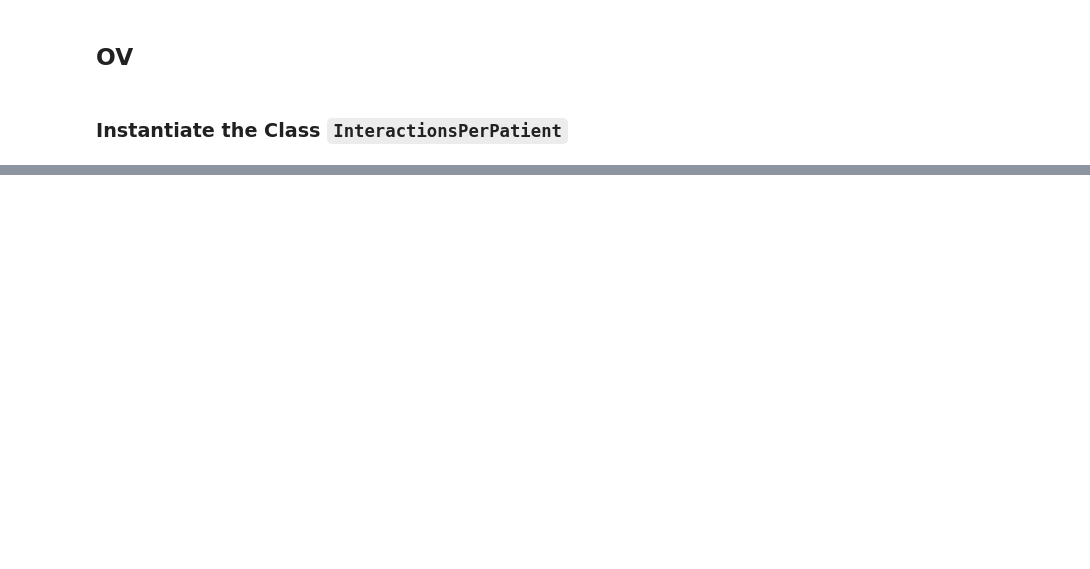
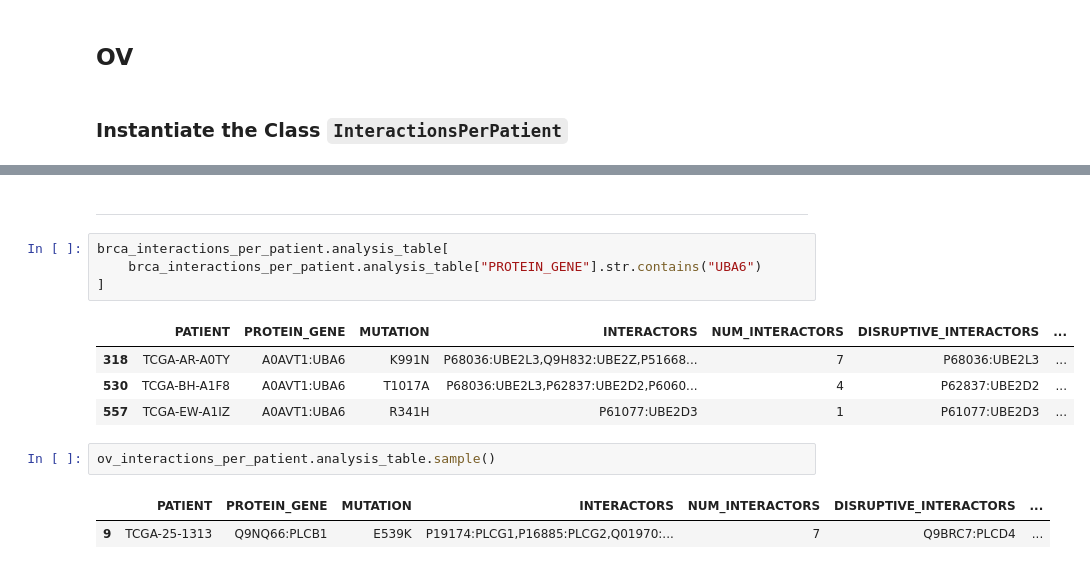
Before and after one commit to ibrahimberb/Predicting-Mutation-Effects, a Jupyter notebook: src/dev/disruptive_interactions_per_patient.ipynb, the cells around one changed output, grey strips where cells are left out. Cells and saved outputs as stored; diff of their text form; blank space fills up the shorter version.

```diff
--- a/src/dev/disruptive_interactions_per_patient.ipynb
+++ b/src/dev/disruptive_interactions_per_patient.ipynb
@@ -1299,0 +292,16 @@ defaultdict(list,
+# %% [markdown]
+---
+# %%
+brca_interactions_per_patient.analysis_table[
+    brca_interactions_per_patient.analysis_table["PROTEIN_GENE"].str.contains("UBA6")
+]
+# %% [output]
+|  | PATIENT | PROTEIN_GENE | MUTATION | INTERACTORS | NUM_INTERACTORS | DISRUPTIVE_INTERACTORS | ... |
+| 318 | TCGA-AR-A0TY | A0AVT1:UBA6 | K991N | P68036:UBE2L3,Q9H832:UBE2Z,P51668... | 7 | P68036:UBE2L3 | ... |
+| 530 | TCGA-BH-A1F8 | A0AVT1:UBA6 | T1017A | P68036:UBE2L3,P62837:UBE2D2,P6060... | 4 | P62837:UBE2D2 | ... |
+| 557 | TCGA-EW-A1IZ | A0AVT1:UBA6 | R341H | P61077:UBE2D3 | 1 | P61077:UBE2D3 | ... |
+# %%
+ov_interactions_per_patient.analysis_table.sample()
+# %% [output]
+|  | PATIENT | PROTEIN_GENE | MUTATION | INTERACTORS | NUM_INTERACTORS | DISRUPTIVE_INTERACTORS | ... |
+| 9 | TCGA-25-1313 | Q9NQ66:PLCB1 | E539K | P19174:PLCG1,P16885:PLCG2,Q01970:... | 7 | Q9BRC7:PLCD4 | ... |
```
Also changed, not shown: parts of 127 cells of this notebook.
